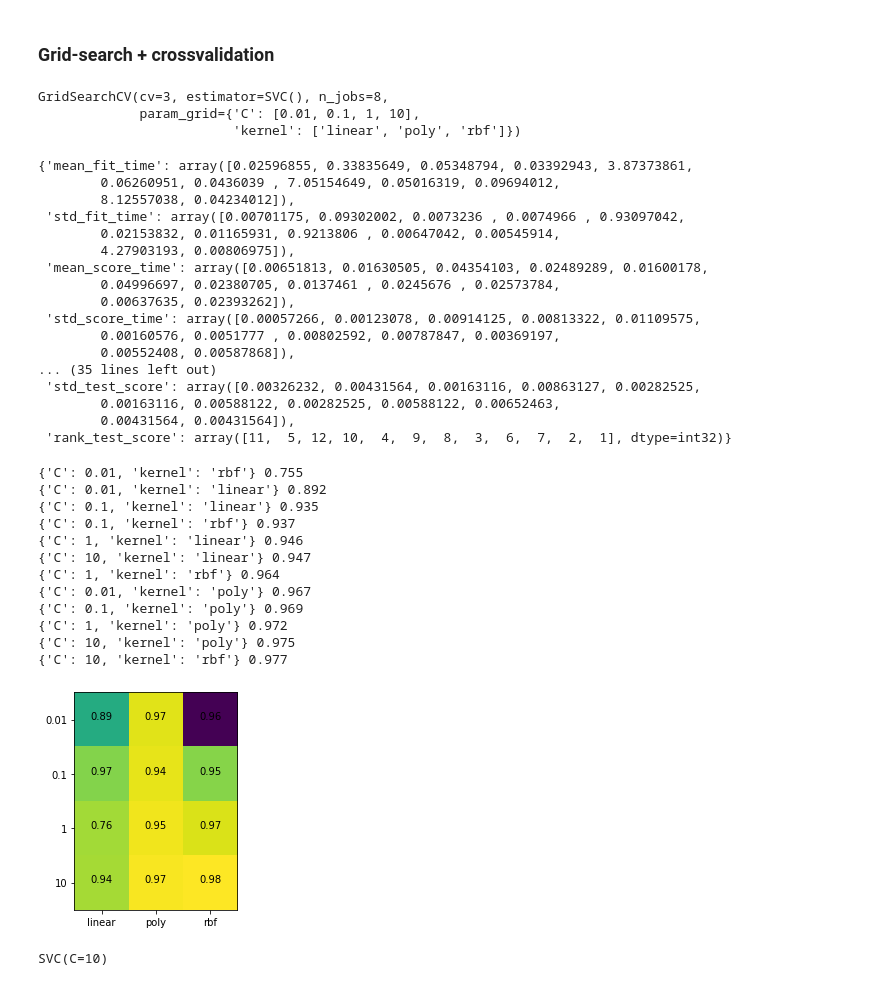
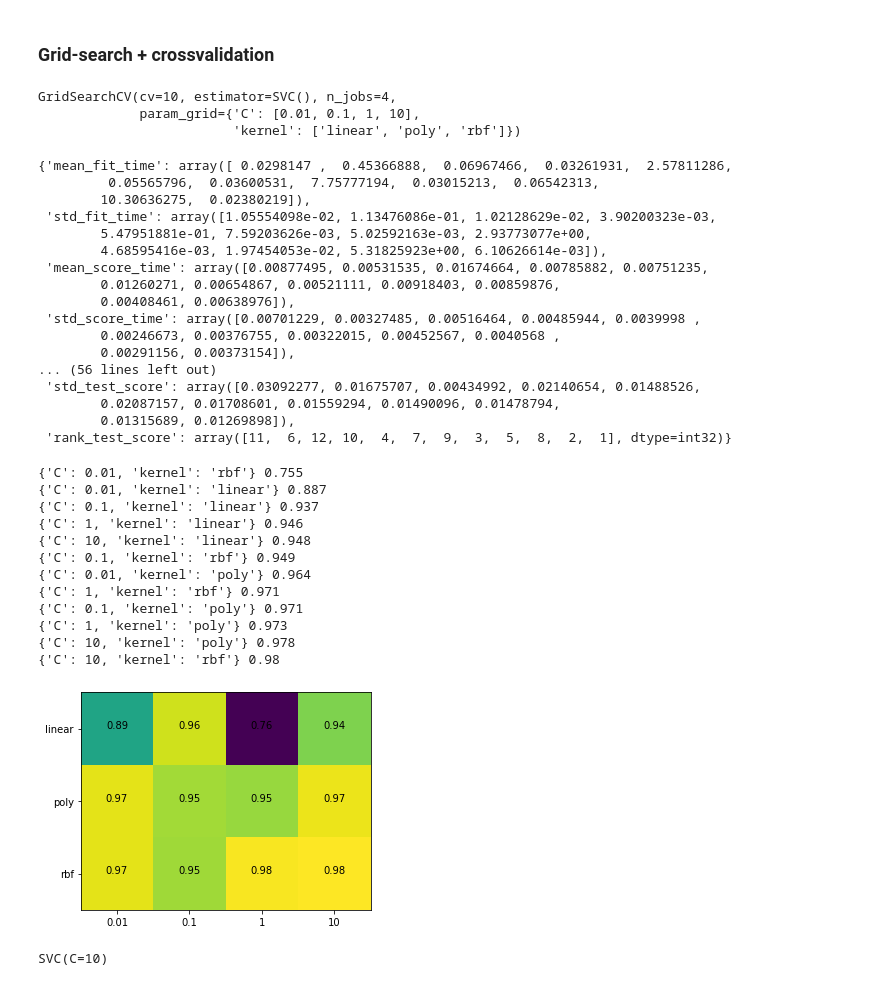
Before and after one commit to tomasplsek/AstroML, a Jupyter notebook: 03_sklearn.ipynb, the cells around one changed output. Drawn from its saved outputs; the diff is of its cells as text; code cells hidden in the pictures.

```diff
--- a/03_sklearn.ipynb
+++ b/03_sklearn.ipynb
@@ -395,6 +437,11 @@ model.score(X_test, y_test)
 <img src="https://miro.medium.com/max/1400/1*AAwIlHM8TpAVe4l2FihNUQ.png" width=800pt></img>
 # %%
 X_train, X_test, y_train, y_test = train_test_split(X, y, stratify=y, random_state=420)
+
+model = make_pipeline(PCA(n_components=3),
+                      StandardScaler(),
+                      SVC(kernel="linear"))
+                    #   DecisionTreeClassifier(random_state=420))
 
 model.fit(X_train, y_train)
 
@@ -496,32 +538,32 @@ kernel = ["linear", "poly", "rbf"]
 params = {"C" : C,
           "kernel" : kernel}
 
-model = GridSearchCV(SVC(), params, cv=3, n_jobs=8)
+model = GridSearchCV(SVC(), params, cv=10, n_jobs=4)
 model.fit(X, y)
 # %% [output]
-GridSearchCV(cv=3, estimator=SVC(), n_jobs=8,
+GridSearchCV(cv=10, estimator=SVC(), n_jobs=4,
              param_grid={'C': [0.01, 0.1, 1, 10],
                          'kernel': ['linear', 'poly', 'rbf']})
 # %%
 model.cv_results_
 # %% [output]
-{'mean_fit_time': array([0.02596855, 0.33835649, 0.05348794, 0.03392943, 3.87373861,
-        0.06260951, 0.0436039 , 7.05154649, 0.05016319, 0.09694012,
-        8.12557038, 0.04234012]),
- 'std_fit_time': array([0.00701175, 0.09302002, 0.0073236 , 0.0074966 , 0.93097042,
-        0.02153832, 0.01165931, 0.9213806 , 0.00647042, 0.00545914,
-        4.27903193, 0.00806975]),
- 'mean_score_time': array([0.00651813, 0.01630505, 0.04354103, 0.02489289, 0.01600178,
-        0.04996697, 0.02380705, 0.0137461 , 0.0245676 , 0.02573784,
-        0.00637635, 0.02393262]),
- 'std_score_time': array([0.00057266, 0.00123078, 0.00914125, 0.00813322, 0.01109575,
-        0.00160576, 0.0051777 , 0.00802592, 0.00787847, 0.00369197,
-        0.00552408, 0.00587868]),
-... (35 lines left out)
- 'std_test_score': array([0.00326232, 0.00431564, 0.00163116, 0.00863127, 0.00282525,
-        0.00163116, 0.00588122, 0.00282525, 0.00588122, 0.00652463,
-        0.00431564, 0.00431564]),
- 'rank_test_score': array([11,  5, 12, 10,  4,  9,  8,  3,  6,  7,  2,  1], dtype=int32)}
+{'mean_fit_time': array([ 0.0298147 ,  0.45366888,  0.06967466,  0.03261931,  2.57811286,
+         0.05565796,  0.03600531,  7.75777194,  0.03015213,  0.06542313,
+        10.30636275,  0.02380219]),
+ 'std_fit_time': array([1.05554098e-02, 1.13476086e-01, 1.02128629e-02, 3.90200323e-03,
+        5.47951881e-01, 7.59203626e-03, 5.02592163e-03, 2.93773077e+00,
+        4.68595416e-03, 1.97454053e-02, 5.31825923e+00, 6.10626614e-03]),
+ 'mean_score_time': array([0.00877495, 0.00531535, 0.01674664, 0.00785882, 0.00751235,
+        0.01260271, 0.00654867, 0.00521111, 0.00918403, 0.00859876,
+        0.00408461, 0.00638976]),
+ 'std_score_time': array([0.00701229, 0.00327485, 0.00516464, 0.00485944, 0.0039998 ,
+        0.00246673, 0.00376755, 0.00322015, 0.00452567, 0.0040568 ,
+        0.00291156, 0.00373154]),
+... (56 lines left out)
+ 'std_test_score': array([0.03092277, 0.01675707, 0.00434992, 0.02140654, 0.01488526,
+        0.02087157, 0.01708601, 0.01559294, 0.01490096, 0.01478794,
+        0.01315689, 0.01269898]),
+ 'rank_test_score': array([11,  6, 12, 10,  4,  7,  9,  3,  5,  8,  2,  1], dtype=int32)}
 # %%
 pars, score = model.cv_results_["params"], model.cv_results_["mean_test_score"]
 
@@ -531,30 +573,30 @@ for i in indices:
     print(pars[i], score[i].round(3))
 # %% [output]
 {'C': 0.01, 'kernel': 'rbf'} 0.755
-{'C': 0.01, 'kernel': 'linear'} 0.892
-{'C': 0.1, 'kernel': 'linear'} 0.935
-{'C': 0.1, 'kernel': 'rbf'} 0.937
+{'C': 0.01, 'kernel': 'linear'} 0.887
+{'C': 0.1, 'kernel': 'linear'} 0.937
 {'C': 1, 'kernel': 'linear'} 0.946
-{'C': 10, 'kernel': 'linear'} 0.947
-{'C': 1, 'kernel': 'rbf'} 0.964
-{'C': 0.01, 'kernel': 'poly'} 0.967
-{'C': 0.1, 'kernel': 'poly'} 0.969
-{'C': 1, 'kernel': 'poly'} 0.972
-{'C': 10, 'kernel': 'poly'} 0.975
-{'C': 10, 'kernel': 'rbf'} 0.977
+{'C': 10, 'kernel': 'linear'} 0.948
+{'C': 0.1, 'kernel': 'rbf'} 0.949
+{'C': 0.01, 'kernel': 'poly'} 0.964
+{'C': 1, 'kernel': 'rbf'} 0.971
+{'C': 0.1, 'kernel': 'poly'} 0.971
+{'C': 1, 'kernel': 'poly'} 0.973
+{'C': 10, 'kernel': 'poly'} 0.978
+{'C': 10, 'kernel': 'rbf'} 0.98
 # %%
 res = model.cv_results_
-plt.imshow(res["mean_test_score"].reshape(4,3))
+plt.imshow(res["mean_test_score"].reshape(3,4))
 n = 0
 for i,k in enumerate(kernel):
     for j,c in enumerate(C):
-        plt.text(i,j,"{0:.2f}".format(res["mean_test_score"][n]), ha="center")
+        plt.text(j,i,"{0:.2f}".format(res["mean_test_score"][n]), ha="center")
         n += 1
 
-plt.xticks(np.arange(len(params["kernel"])), params["kernel"]);
-plt.yticks(np.arange(len(params["C"])), params["C"]);
+plt.xticks(np.arange(len(params["C"])), params["C"]);
+plt.yticks(np.arange(len(params["kernel"])), params["kernel"]);
 # %% [output]
-[figure, old version]
+[figure, new version]
 # %%
 model.best_estimator_
 # %% [output]
```
Also changed, not shown: parts of 35 cells of this notebook.
